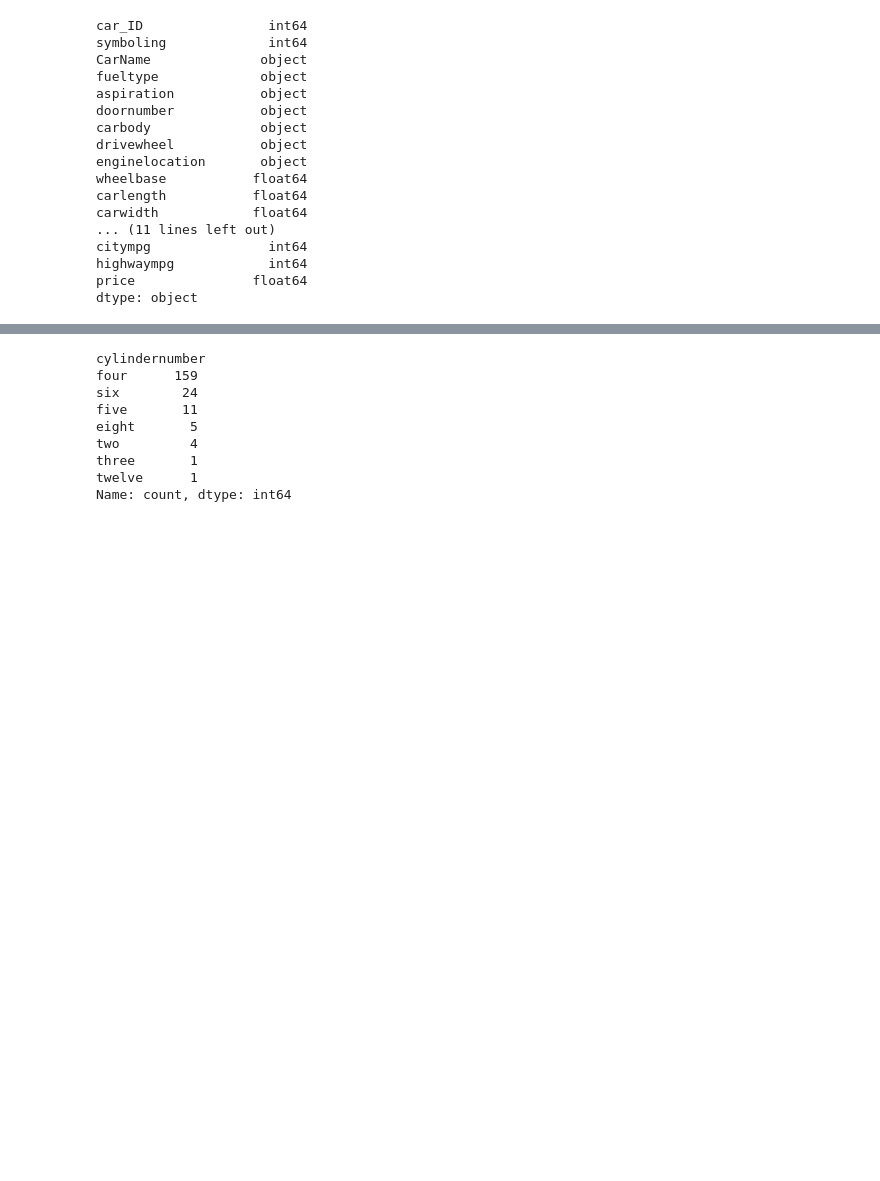
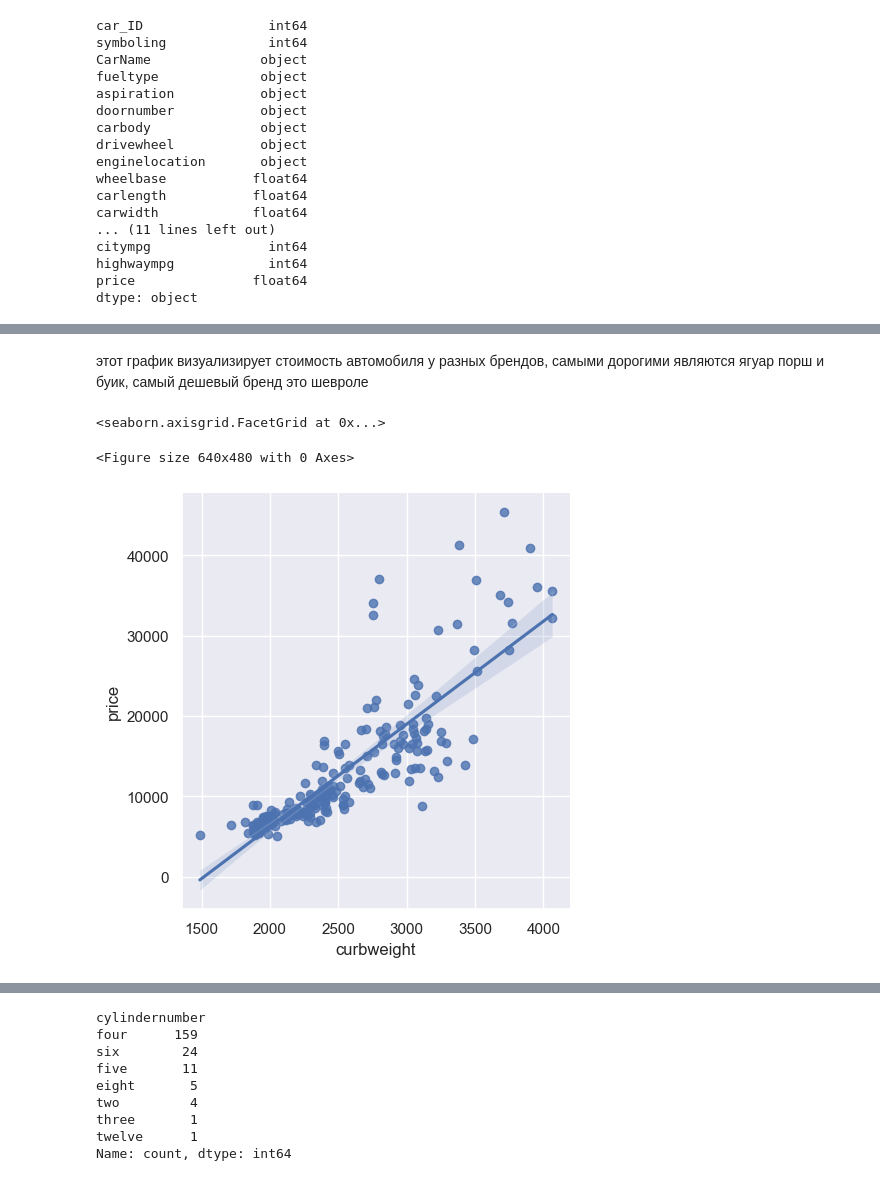
Before and after one commit to looovverrr/TMSds, a Jupyter notebook: lesson 28/praktika.ipynb, the cells around one changed output, grey strips where cells are left out. Saved outputs shown, nothing was run; the diff lists cells and outputs as text; code cells hidden in the pictures; blank space fills up the shorter version.

```diff
--- a/lesson 28/praktika.ipynb
+++ b/lesson 28/praktika.ipynb
@@ -105,0 +166,9 @@ df['Brand'] = df['CarName'].apply(extract_brand)
+# %% [markdown]
+этот график визуализирует стоимость автомобиля у разных брендов, самыми дорогими являются ягуар порш и буик, самый дешевый бренд это шевроле
+# %%
+plt.figure("зависимость массы автомобился от стоимости")
+sns.lmplot(df,x='curbweight', y='price')
+# %% [output]
+<seaborn.axisgrid.FacetGrid at 0x...>
+<Figure size 640x480 with 0 Axes>
+[figure, added]
```
Also changed, not shown: parts of 42 cells of this notebook.
